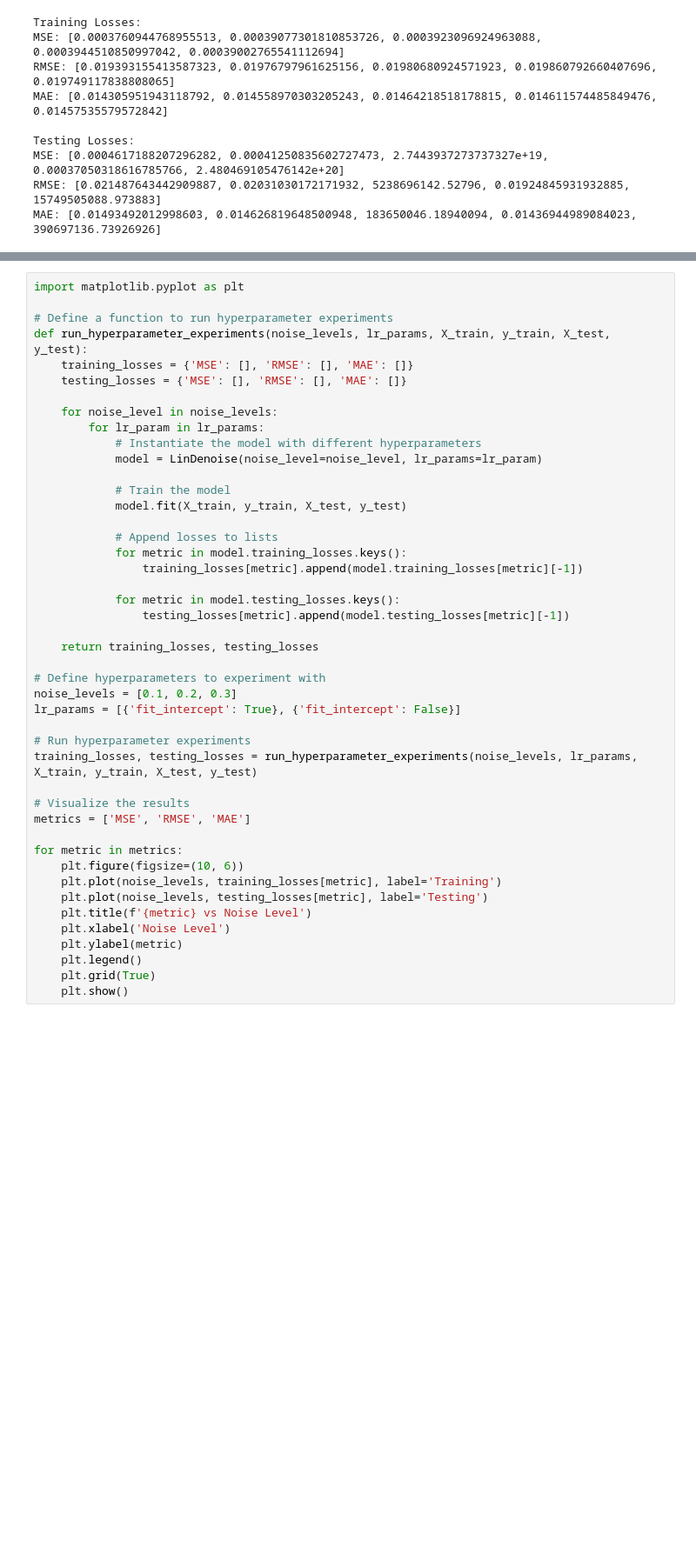
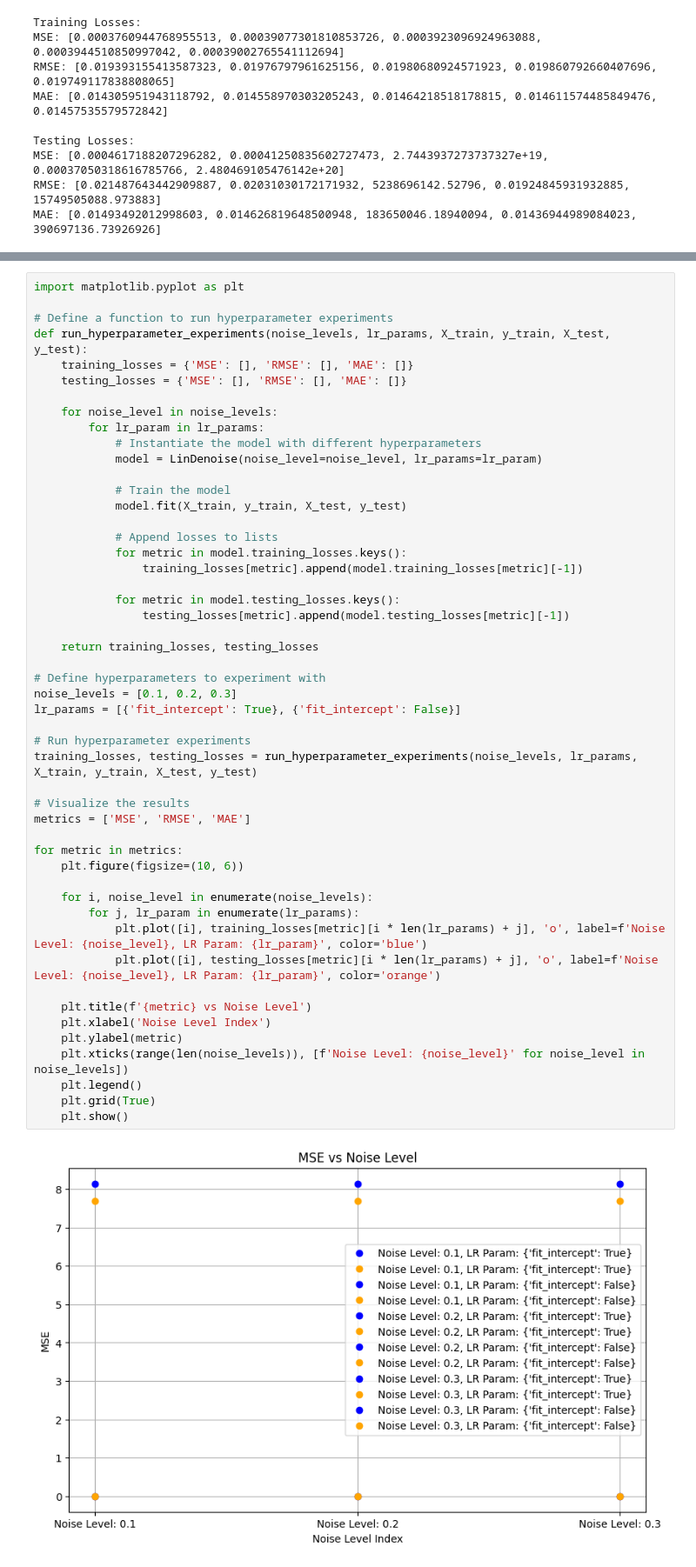
Before and after one commit to neerajcodes888/A-Novel-Used-Car-Price-Prediction-Model-Based-on-LinDenoise, a Jupyter notebook: project.ipynb, the cells around one changed output, grey strips where cells are left out. Shown at 87% size. Drawn from its saved outputs; the diff is of its cells as text; blank space fills up the shorter version.

```diff
--- a/project.ipynb
+++ b/project.ipynb
@@ -1589,33 +1589,40 @@ def run_hyperparameter_experiments(noise_levels, lr_params, X_train, y_train, X_
 
             # Train the model
             model.fit(X_train, y_train, X_test, y_test)
 
             # Append losses to lists
             for metric in model.training_losses.keys():
                 training_losses[metric].append(model.training_losses[metric][-1])
 
             for metric in model.testing_losses.keys():
                 testing_losses[metric].append(model.testing_losses[metric][-1])
 
     return training_losses, testing_losses
 
 # Define hyperparameters to experiment with
 noise_levels = [0.1, 0.2, 0.3]
 lr_params = [{'fit_intercept': True}, {'fit_intercept': False}]
 
 # Run hyperparameter experiments
 training_losses, testing_losses = run_hyperparameter_experiments(noise_levels, lr_params, X_train, y_train, X_test, y_test)
 
 # Visualize the results
 metrics = ['MSE', 'RMSE', 'MAE']
 
 for metric in metrics:
     plt.figure(figsize=(10, 6))
-    plt.plot(noise_levels, training_losses[metric], label='Training')
-    plt.plot(noise_levels, testing_losses[metric], label='Testing')
+
+    for i, noise_level in enumerate(noise_levels):
+        for j, lr_param in enumerate(lr_params):
+            plt.plot([i], training_losses[metric][i * len(lr_params) + j], 'o', label=f'Noise Level: {noise_level}, LR Param: {lr_param}', color='blue')
+            plt.plot([i], testing_losses[metric][i * len(lr_params) + j], 'o', label=f'Noise Level: {noise_level}, LR Param: {lr_param}', color='orange')
+
     plt.title(f'{metric} vs Noise Level')
-    plt.xlabel('Noise Level')
+    plt.xlabel('Noise Level Index')
     plt.ylabel(metric)
+    plt.xticks(range(len(noise_levels)), [f'Noise Level: {noise_level}' for noise_level in noise_levels])
     plt.legend()
     plt.grid(True)
     plt.show()
+# %% [output]
+[figure, added]
```
Also changed, not shown: parts of 1 cell of this notebook.
